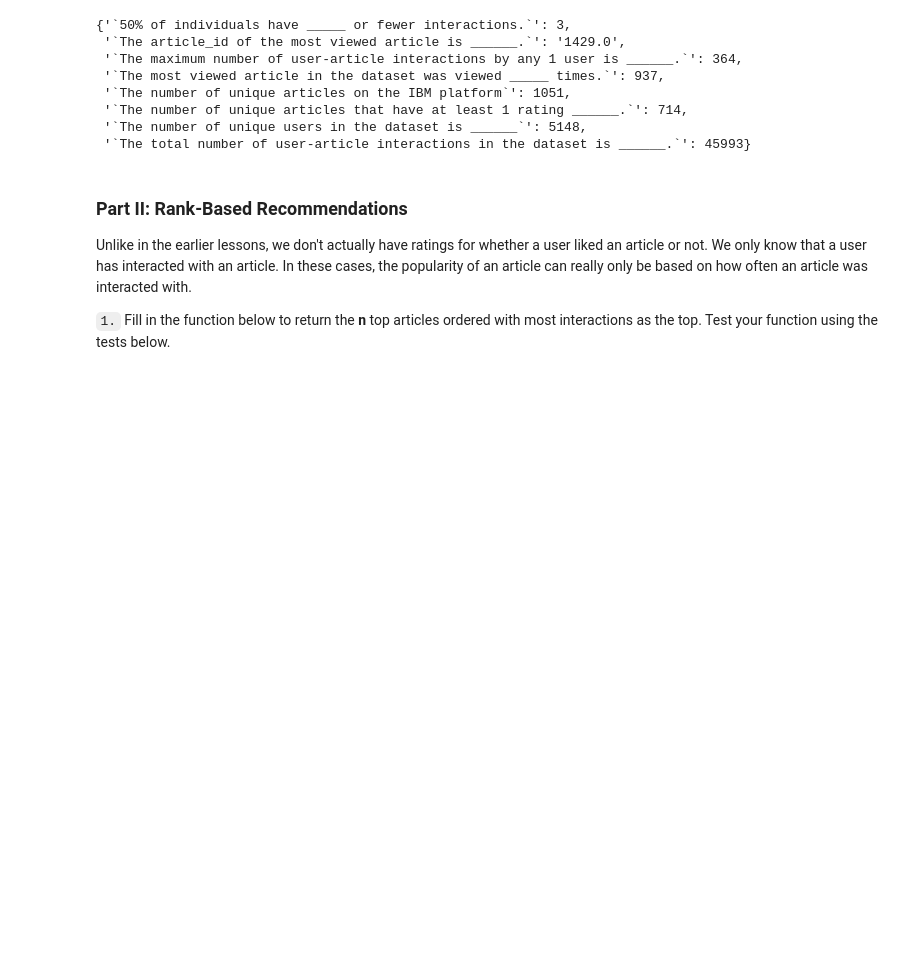
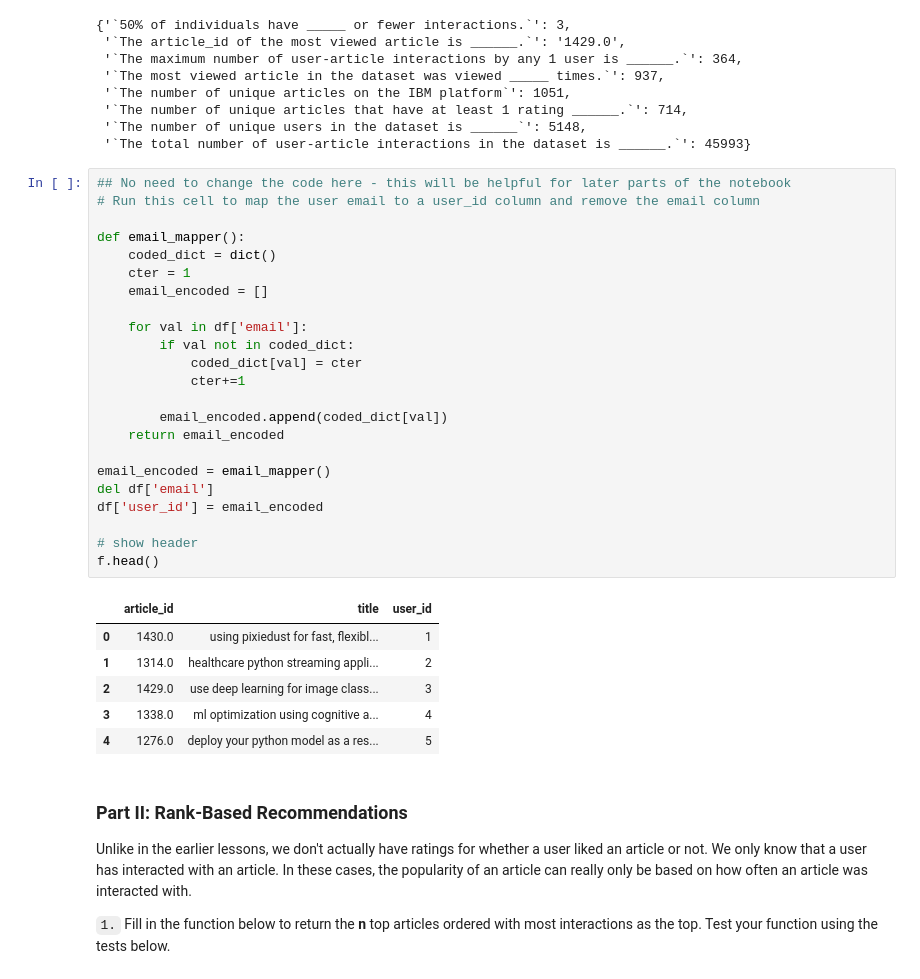
Before and after one commit to Lindstaedt/Recommendation-engine---articles-for-users, a Jupyter notebook: Recommendations_with_IBM.ipynb, the cells around one changed output. Saved outputs shown, nothing was run; the diff lists cells and outputs as text; blank space fills up the shorter version.

```diff
--- a/Recommendations_with_IBM.ipynb
+++ b/Recommendations_with_IBM.ipynb
@@ -245,6 +228,36 @@ sol_1_dict
  '`The number of unique articles that have at least 1 rating ______.`': 714,
  '`The number of unique users in the dataset is ______`': 5148,
  '`The total number of user-article interactions in the dataset is ______.`': 45993}
+# %%
+## No need to change the code here - this will be helpful for later parts of the notebook
+# Run this cell to map the user email to a user_id column and remove the email column
+
+def email_mapper():
+    coded_dict = dict()
+    cter = 1
+    email_encoded = []
+
+    for val in df['email']:
+        if val not in coded_dict:
+            coded_dict[val] = cter
+            cter+=1
+
+        email_encoded.append(coded_dict[val])
+    return email_encoded
+
+email_encoded = email_mapper()
+del df['email']
+df['user_id'] = email_encoded
+
+# show header
+f.head()
+# %% [output]
+|  | article_id | title | user_id |
+| 0 | 1430.0 | using pixiedust for fast, flexibl... | 1 |
+| 1 | 1314.0 | healthcare python streaming appli... | 2 |
+| 2 | 1429.0 | use deep learning for image class... | 3 |
+| 3 | 1338.0 | ml optimization using cognitive a... | 4 |
+| 4 | 1276.0 | deploy your python model as a res... | 5 |
 # %% [markdown]
 ### <a class="anchor" id="Rank">Part II: Rank-Based Recommendations</a>
 
```
Also changed, not shown: parts of 8 cells of this notebook.
